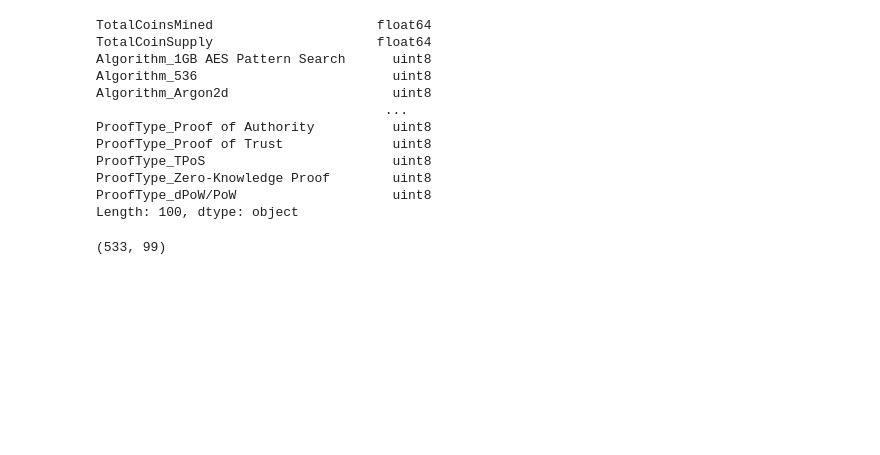
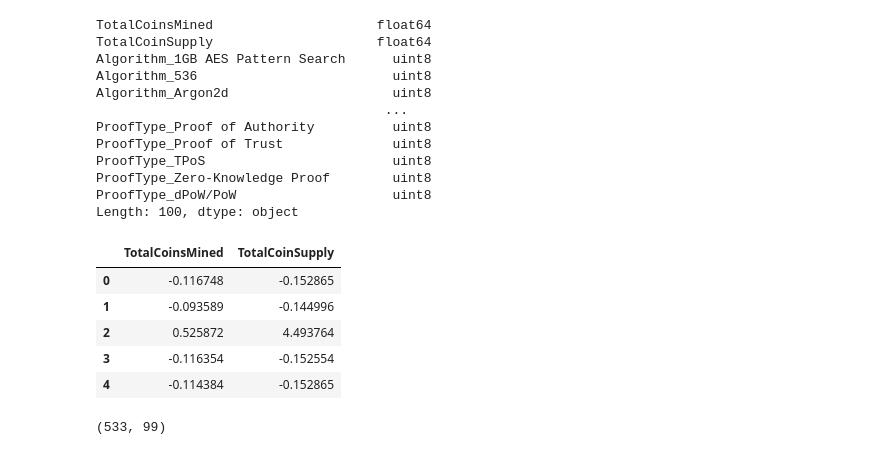
Before and after one commit to sissa81/Cryptocurrency-Clusters, a Jupyter notebook: crypto.ipynb, the cells around one changed output. Cells and saved outputs as stored; diff of their text form; code cells hidden in the pictures; blank space fills up the shorter version.

```diff
--- a/crypto.ipynb
+++ b/crypto.ipynb
@@ -147,7 +150,14 @@ scaled_data = scaler.fit_transform(dummy_df[['TotalCoinsMined', 'TotalCoinSupply
 # %%
 # Create new df from scaled data
 scaled_df = pd.DataFrame(scaled_data, columns=dummy_df.columns[0:2])
-scaled_df.to_csv('scaled.csv')
+scaled_df.head()
+# %% [output]
+|  | TotalCoinsMined | TotalCoinSupply |
+| 0 | -0.116748 | -0.152865 |
+| 1 | -0.093589 | -0.144996 |
+| 2 | 0.525872 | 4.493764 |
+| 3 | -0.116354 | -0.152554 |
+| 4 | -0.114384 | -0.152865 |
 # %%
 # Drop old totalcoinsmined and totalcoinsupply columns
 dummy_df = dummy_df.drop(columns=['TotalCoinsMined', 'TotalCoinSupply']).reset_index()
```
Also changed, not shown: parts of 9 cells of this notebook, 2 other files.
